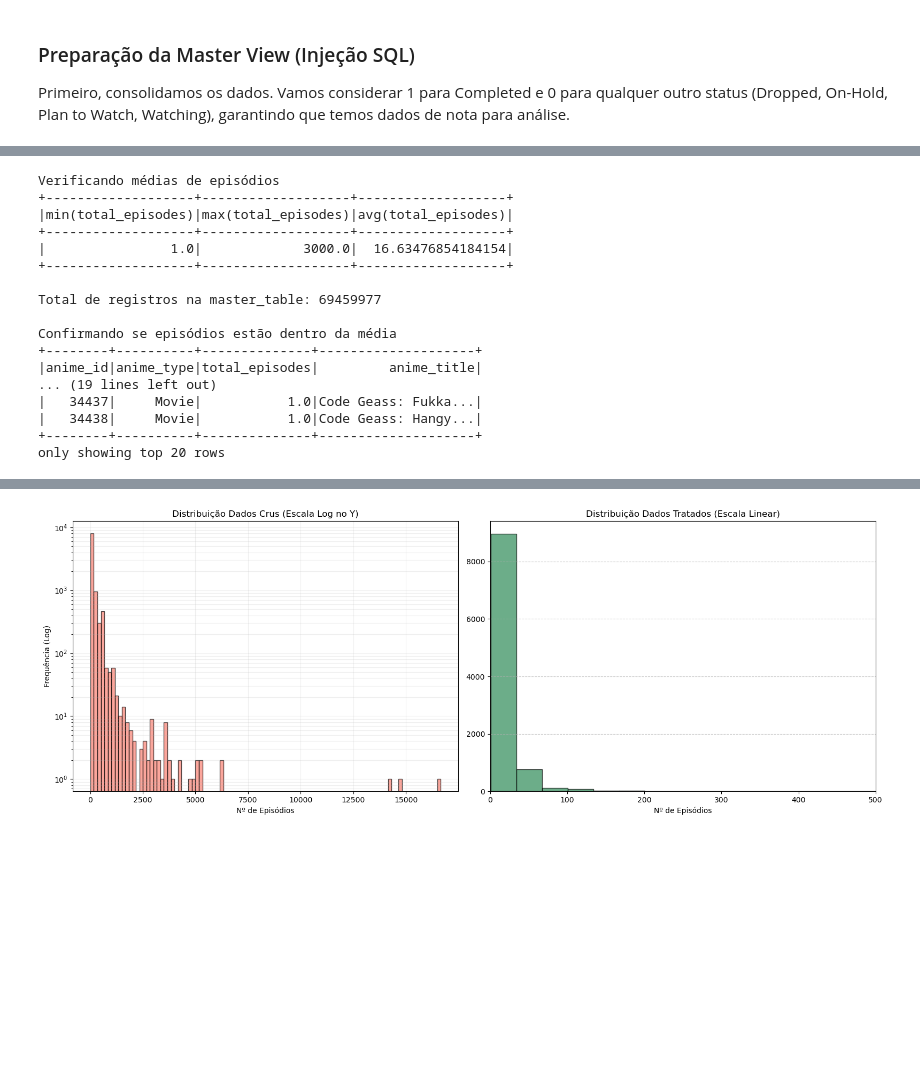
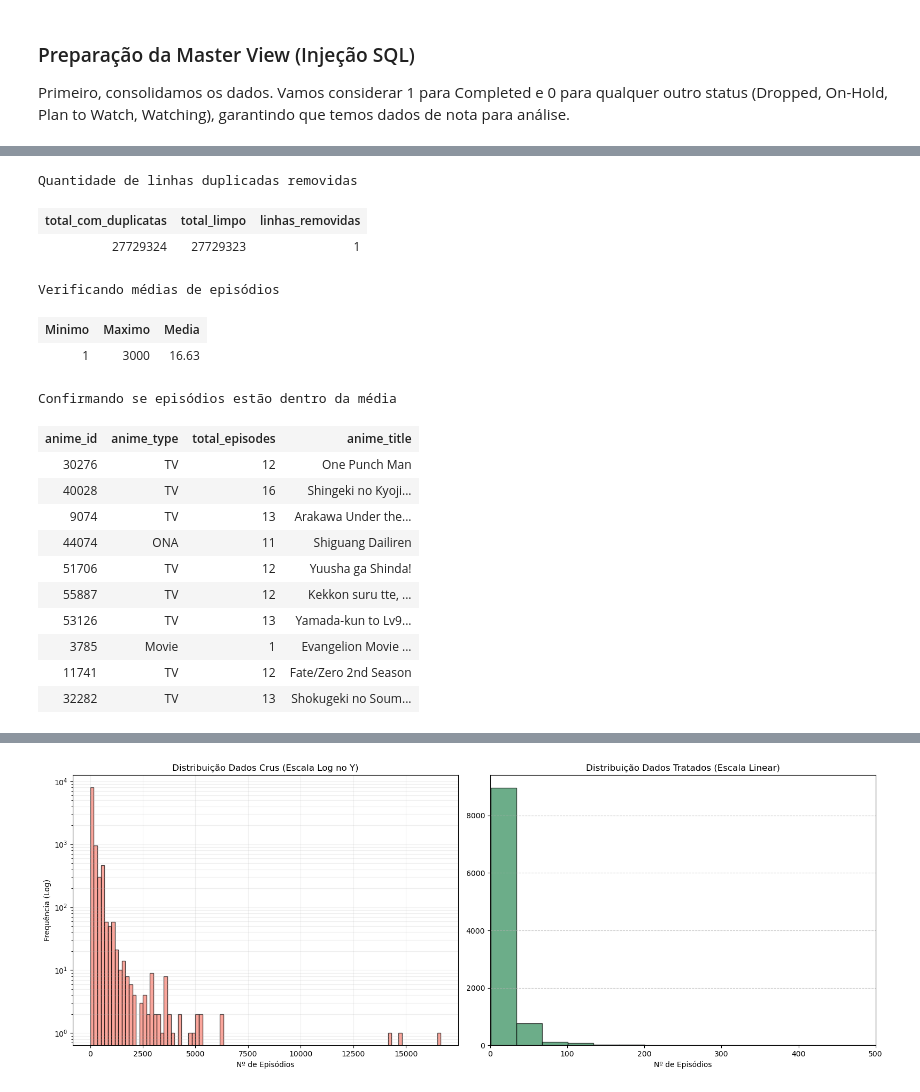
Before and after one commit to GiovanneVieira/AC2---BigData, a Jupyter notebook: pyspark-anime.ipynb, the cells around one changed output, grey strips where cells are left out. Drawn from its saved outputs; the diff is of its cells as text; code cells hidden in the pictures; blank space fills up the shorter version.

```diff
--- a/pyspark-anime.ipynb
+++ b/pyspark-anime.ipynb
@@ -220,29 +304,56 @@ spark.sql("""
 # %%
+# 1. Carrega o dataset sem duplicatas!
+df_master = spark.read.parquet(f"{output_path}/master_table")
+df_master_with_dups = spark.read.parquet(f"{output_path}/master_table_with_duplicates")
+# 2. Registra a View
+df_master.createOrReplaceTempView("master_table")
+df_master_with_dups.createOrReplaceTempView("master_table_dups")
+
+print("Quantidade de linhas duplicadas removidas")
+dups_result = spark.sql("""
+          SELECT
+                  (SELECT COUNT(*) FROM master_table_dups) AS total_com_duplicatas,
+                  (SELECT COUNT(*) FROM master_table) AS total_limpo,
+                  (SELECT COUNT(*) FROM master_table_dups) - (SELECT COUNT(*) FROM master_table) AS linhas_removidas
+          """)
+
+display(dups_result)
+
 print("Verificando médias de episódios")
-# Verificação rápida de sanidade
-spark.sql("SELECT MIN(total_episodes), MAX(total_episodes), AVG(total_episodes) FROM master_table").show()
+avg_ep = spark.sql("""
+                   SELECT
+                       MIN(total_episodes) as Minimo,
+                       MAX(total_episodes) as Maximo,
+                       ROUND(AVG(total_episodes), 2) as Media
+                   FROM master_table
+                   """)
+display(avg_ep)
 
-# Total de registros
-print(f"Total de registros na master_table: {spark.table('master_table').count()}\n")
-
-# Verificacao de alguns animes para ver se o resultado esta condizente
 print("Confirmando se episódios estão dentro da média")
-spark.sql("SELECT anime_id, anime_type, total_episodes, anime_title FROM master_table WHERE total_episodes <= 24").show()
+sanity_result = spark.sql("""
+                          SELECT anime_id, anime_type, total_episodes, anime_title
+                          FROM master_table
+                          WHERE total_episodes <= 24
+                              LIMIT 10
+                          """)
+# Chame novamente para ver a tabela rica
+sanity_result
 # %% [output]
-Verificando médias de episódios
-+-------------------+-------------------+-------------------+
-|min(total_episodes)|max(total_episodes)|avg(total_episodes)|
-+-------------------+-------------------+-------------------+
-|                1.0|             3000.0|  16.63476854184154|
-+-------------------+-------------------+-------------------+
-
-Total de registros na master_table: 69459977
-
-Confirmando se episódios estão dentro da média
-+--------+----------+--------------+--------------------+
-|anime_id|anime_type|total_episodes|         anime_title|
-... (19 lines left out)
-|   34437|     Movie|           1.0|Code Geass: Fukka...|
-|   34438|     Movie|           1.0|Code Geass: Hangy...|
-+--------+----------+--------------+--------------------+
-only showing top 20 rows
+Quantidade de linhas duplicadas removidas
+| total_com_duplicatas | total_limpo | linhas_removidas |
+| 27729324 | 27729323 | 1 |
+Verificando médias de episódios
+| Minimo | Maximo | Media |
+| 1 | 3000 | 16.63 |
+Confirmando se episódios estão dentro da média
+| anime_id | anime_type | total_episodes | anime_title |
+| 30276 | TV | 12 | One Punch Man |
+| 40028 | TV | 16 | Shingeki no Kyoji... |
+| 9074 | TV | 13 | Arakawa Under the... |
+| 44074 | ONA | 11 | Shiguang Dailiren |
+| 51706 | TV | 12 | Yuusha ga Shinda! |
+| 55887 | TV | 12 | Kekkon suru tte, ... |
+| 53126 | TV | 13 | Yamada-kun to Lv9... |
+| 3785 | Movie | 1 | Evangelion Movie ... |
+| 11741 | TV | 12 | Fate/Zero 2nd Season |
+| 32282 | TV | 13 | Shokugeki no Soum... |
```
Also changed, not shown: parts of 49 cells of this notebook.
